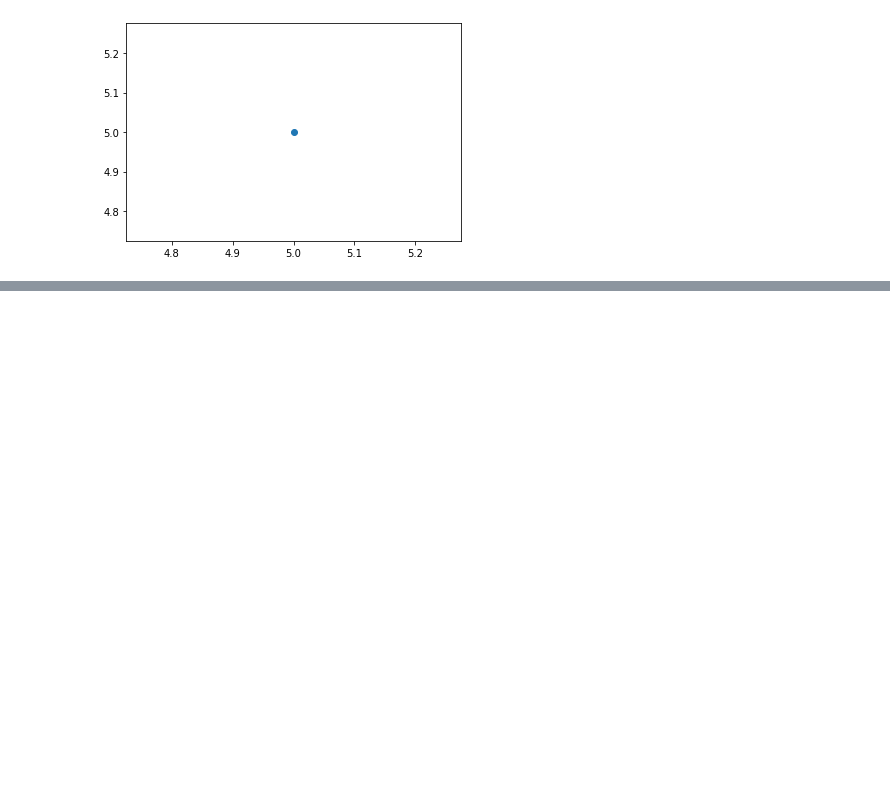
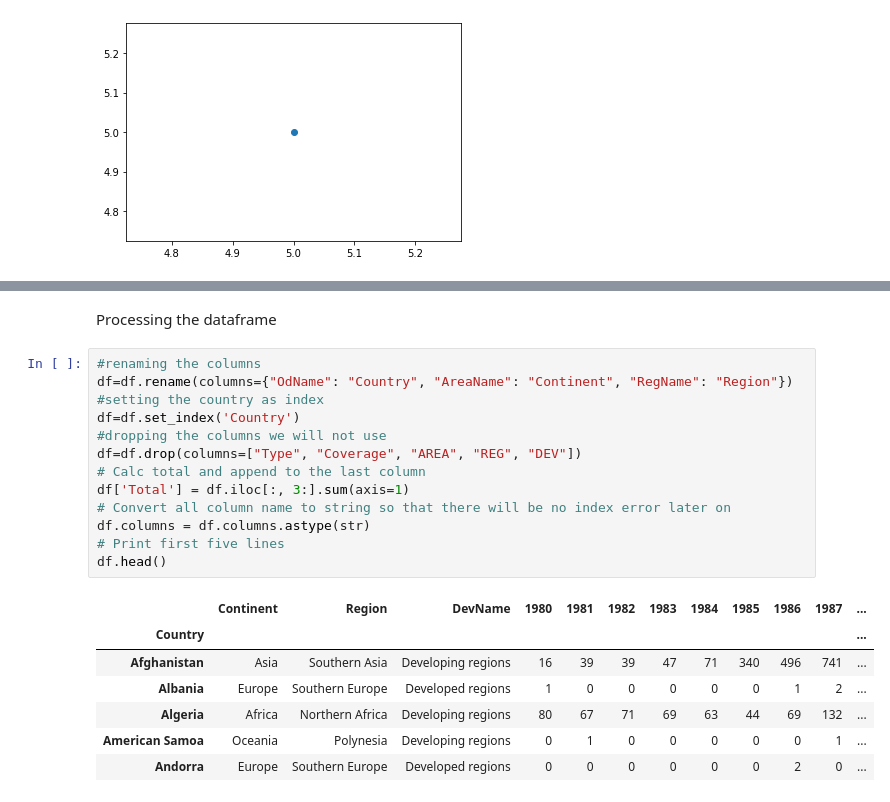
Before and after one commit to rubensgamaliel/CognitiveClass, a Jupyter notebook: DatViz/Data_vizualization.ipynb, the cells around one changed output, grey strips where cells are left out. Saved outputs shown, nothing was run; the diff lists cells and outputs as text; blank space fills up the shorter version.

```diff
--- a/DatViz/Data_vizualization.ipynb
+++ b/DatViz/Data_vizualization.ipynb
@@ -8,0 +31,23 @@ plt.show()
+# %% [markdown]
+Processing the dataframe
+# %%
+#renaming the columns
+df=df.rename(columns={"OdName": "Country", "AreaName": "Continent", "RegName": "Region"})
+#setting the country as index
+df=df.set_index('Country')
+#dropping the columns we will not use
+df=df.drop(columns=["Type", "Coverage", "AREA", "REG", "DEV"])
+# Calc total and append to the last column
+df['Total'] = df.iloc[:, 3:].sum(axis=1)
+# Convert all column name to string so that there will be no index error later on
+df.columns = df.columns.astype(str)
+# Print first five lines
+df.head()
+# %% [output]
+|  | Continent | Region | DevName | 1980 | 1981 | 1982 | 1983 | 1984 | 1985 | 1986 | 1987 | ... |
+| Country |  |  |  |  |  |  |  |  |  |  |  | ... |
+| Afghanistan | Asia | Southern Asia | Developing regions | 16 | 39 | 39 | 47 | 71 | 340 | 496 | 741 | ... |
+| Albania | Europe | Southern Europe | Developed regions | 1 | 0 | 0 | 0 | 0 | 0 | 1 | 2 | ... |
+| Algeria | Africa | Northern Africa | Developing regions | 80 | 67 | 71 | 69 | 63 | 44 | 69 | 132 | ... |
+| American Samoa | Oceania | Polynesia | Developing regions | 0 | 1 | 0 | 0 | 0 | 0 | 0 | 1 | ... |
+| Andorra | Europe | Southern Europe | Developed regions | 0 | 0 | 0 | 0 | 0 | 0 | 2 | 0 | ... |
```
Also changed, not shown: parts of 9 cells of this notebook.
